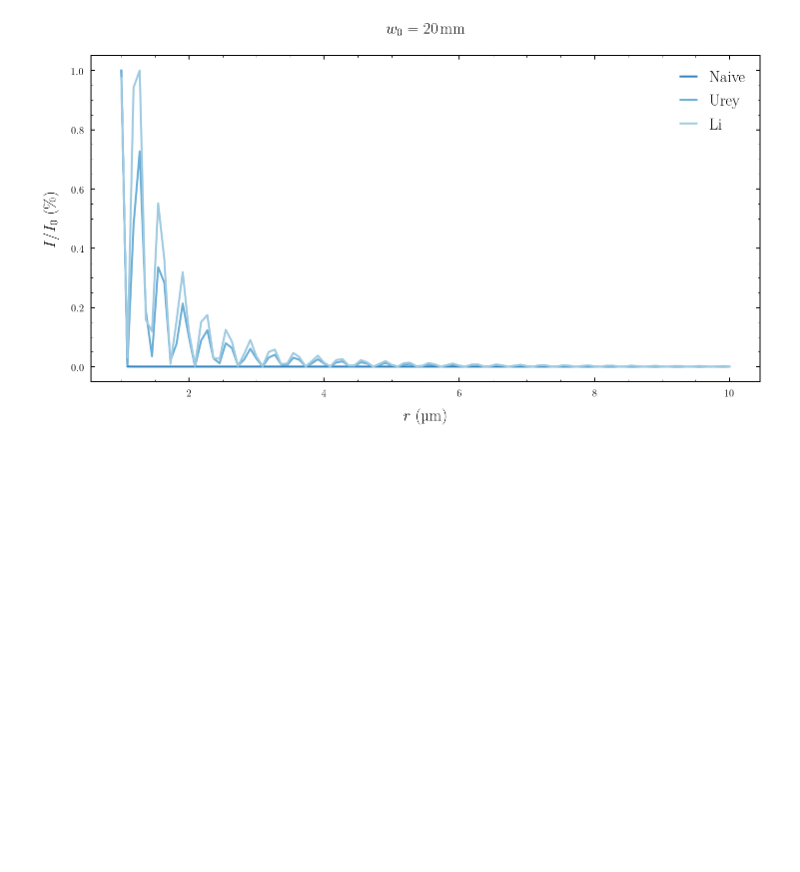
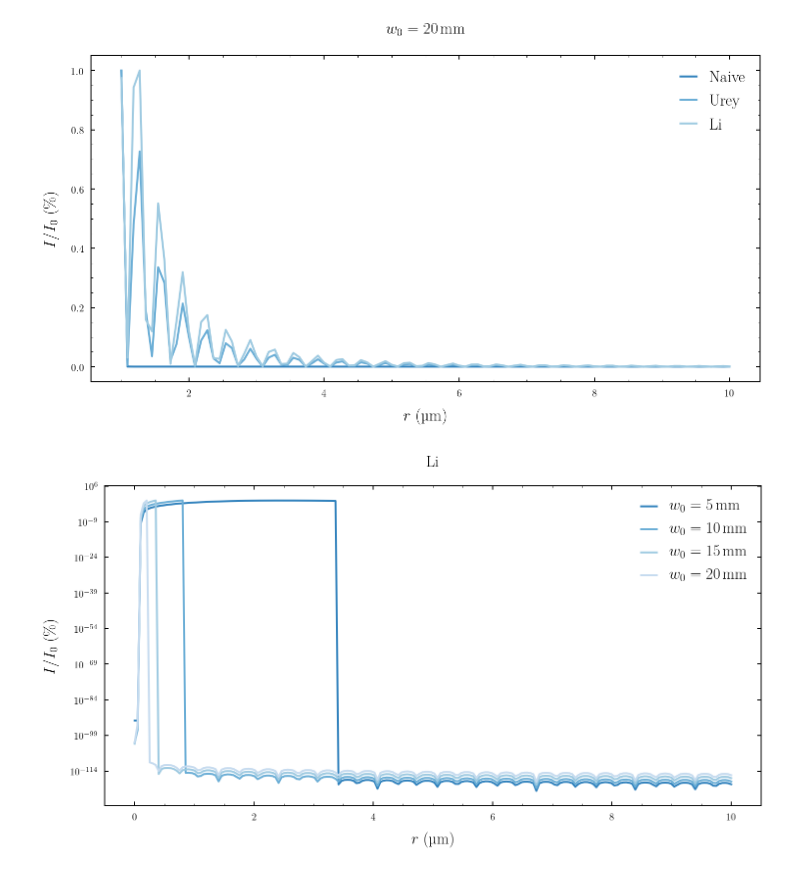
Before and after one commit to bodokaiser/optics, a Jupyter notebook: aperture-truncated-gaussian.ipynb, the cells around one changed output. Cells and saved outputs as stored; diff of their text form; code cells hidden in the pictures; blank space fills up the shorter version.

```diff
--- a/aperture-truncated-gaussian.ipynb
+++ b/aperture-truncated-gaussian.ipynb
@@ -86,3 +185,19 @@ plt.legend()
 plt.show()
 # %% [output]
 [figure]
+# %%
+r = np.linspace(1e-10, 10e-6, 200)
+
+plt.figure(figsize=(12, 6))
+plt.title('Li')
+plt.plot(r / 1e-6, intensity_li(5e-3, r), label=r'$w_0=\SI{5}{\milli\meter}$', color=colors[0])
+plt.plot(r / 1e-6, intensity_li(10e-3, r), label=r'$w_0=\SI{10}{\milli\meter}$', color=colors[1])
+plt.plot(r / 1e-6, intensity_li(15e-3, r), label=r'$w_0=\SI{15}{\milli\meter}$', color=colors[2])
+plt.plot(r / 1e-6, intensity_li(20e-3, r), label=r'$w_0=\SI{20}{\milli\meter}$', color=colors[3])
+plt.xlabel(r'$r$ (\si{\micro\meter})')
+plt.ylabel(r'$I/I_0$ (\si{\percent})')
+plt.yscale('log')
+plt.legend()
+plt.show()
+# %% [output]
+[figure, added]
```
Also changed, not shown: parts of 17 cells of this notebook.
